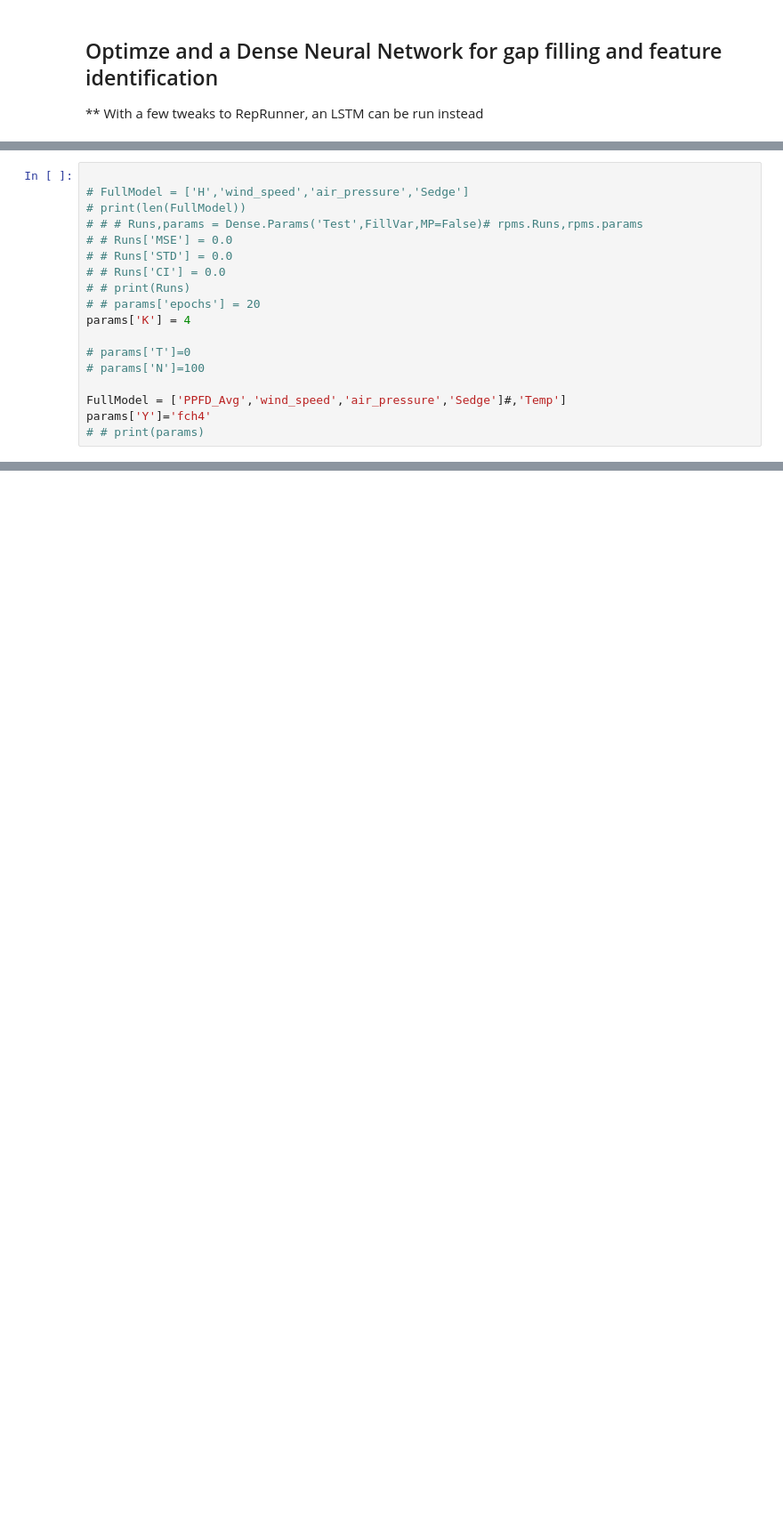
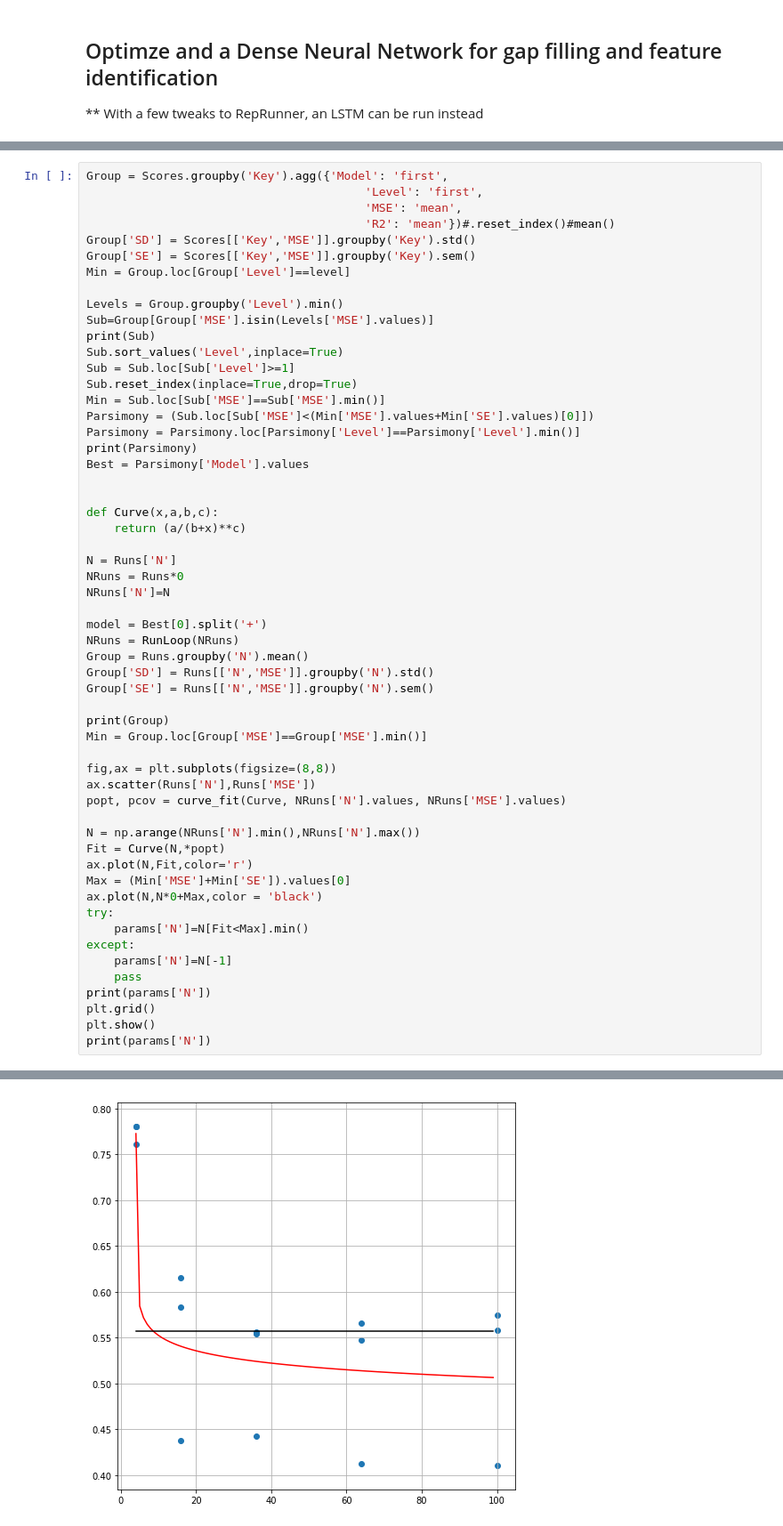
Before and after one commit to June-Skeeter/ML_GapFilling, a Jupyter notebook: OptimumModel.ipynb, the cells around one changed output, grey strips where cells are left out. Shown at 89% size. Saved outputs shown, nothing was run; the diff lists cells and outputs as text; blank space fills up the shorter version.

```diff
--- a/OptimumModel.ipynb
+++ b/OptimumModel.ipynb
@@ -307,18 +201,0 @@ print(Optimum)
-# %%
-
-# FullModel = ['H','wind_speed','air_pressure','Sedge']
-# print(len(FullModel))
-# # # Runs,params = Dense.Params('Test',FillVar,MP=False)# rpms.Runs,rpms.params
-# # Runs['MSE'] = 0.0
-# # Runs['STD'] = 0.0
-# # Runs['CI'] = 0.0
-# # print(Runs)
-# # params['epochs'] = 20
-params['K'] = 4
-
-# params['T']=0
-# params['N']=100
-
-FullModel = ['PPFD_Avg','wind_speed','air_pressure','Sedge']#,'Temp']
-params['Y']='fch4'
-# # print(params)
@@ -455,0 +302,57 @@ PPFD_Avg+air_pressure+Sedge wind_speed+air_pressure+Sedge -0.0188  -0.0549 0.017
+# %%
+Group = Scores.groupby('Key').agg({'Model': 'first',
+                                        'Level': 'first',
+                                        'MSE': 'mean',
+                                        'R2': 'mean'})#.reset_index()#mean()
+Group['SD'] = Scores[['Key','MSE']].groupby('Key').std()
+Group['SE'] = Scores[['Key','MSE']].groupby('Key').sem()
+Min = Group.loc[Group['Level']==level]
+
+Levels = Group.groupby('Level').min()
+Sub=Group[Group['MSE'].isin(Levels['MSE'].values)]
+print(Sub)
+Sub.sort_values('Level',inplace=True)
+Sub = Sub.loc[Sub['Level']>=1]
+Sub.reset_index(inplace=True,drop=True)
+Min = Sub.loc[Sub['MSE']==Sub['MSE'].min()]
+Parsimony = (Sub.loc[Sub['MSE']<(Min['MSE'].values+Min['SE'].values)[0]])
+Parsimony = Parsimony.loc[Parsimony['Level']==Parsimony['Level'].min()]
+print(Parsimony)
+Best = Parsimony['Model'].values
+
+
+def Curve(x,a,b,c):
+    return (a/(b+x)**c)
+
+N = Runs['N']
+NRuns = Runs*0
+NRuns['N']=N
+
+model = Best[0].split('+')
+NRuns = RunLoop(NRuns)
+Group = Runs.groupby('N').mean()
+Group['SD'] = Runs[['N','MSE']].groupby('N').std()
+Group['SE'] = Runs[['N','MSE']].groupby('N').sem()
+
+print(Group)
+Min = Group.loc[Group['MSE']==Group['MSE'].min()]
+
+fig,ax = plt.subplots(figsize=(8,8))
+ax.scatter(Runs['N'],Runs['MSE'])
+popt, pcov = curve_fit(Curve, NRuns['N'].values, NRuns['MSE'].values)
+
+N = np.arange(NRuns['N'].min(),NRuns['N'].max())
+Fit = Curve(N,*popt)
+ax.plot(N,Fit,color='r')
+Max = (Min['MSE']+Min['SE']).values[0]
+ax.plot(N,N*0+Max,color = 'black')
+try:
+    params['N']=N[Fit<Max].min()
+except:
+    params['N']=N[-1]
+    pass
+print(params['N'])
+plt.grid()
+plt.show()
+print(params['N'])
+# %% [output]
@@ -455,0 +400 @@ PPFD_Avg+air_pressure+Sedge wind_speed+air_pressure+Sedge -0.0188  -0.0549 0.017
+[figure, added]
```
Also changed, not shown: parts of 17 cells of this notebook.
